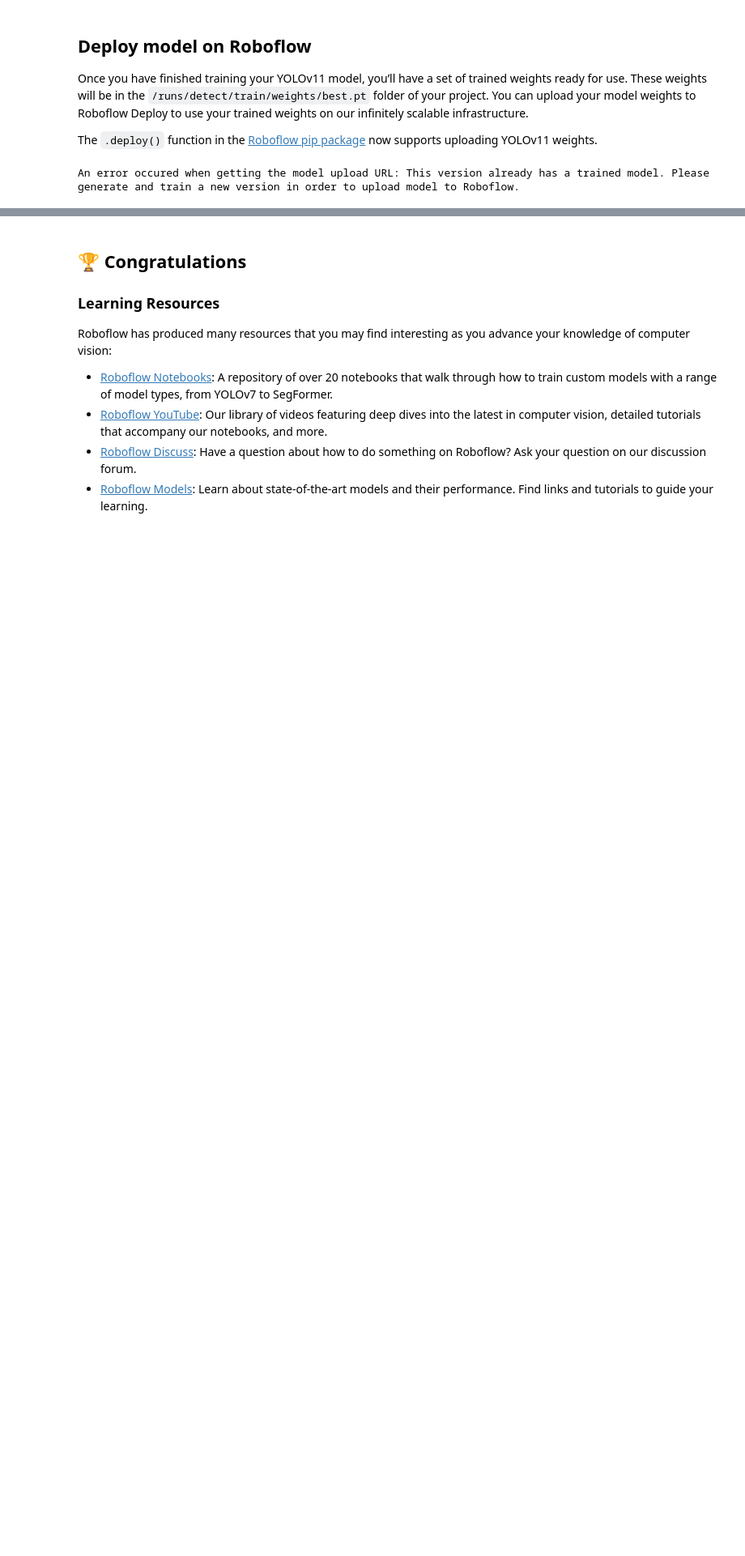
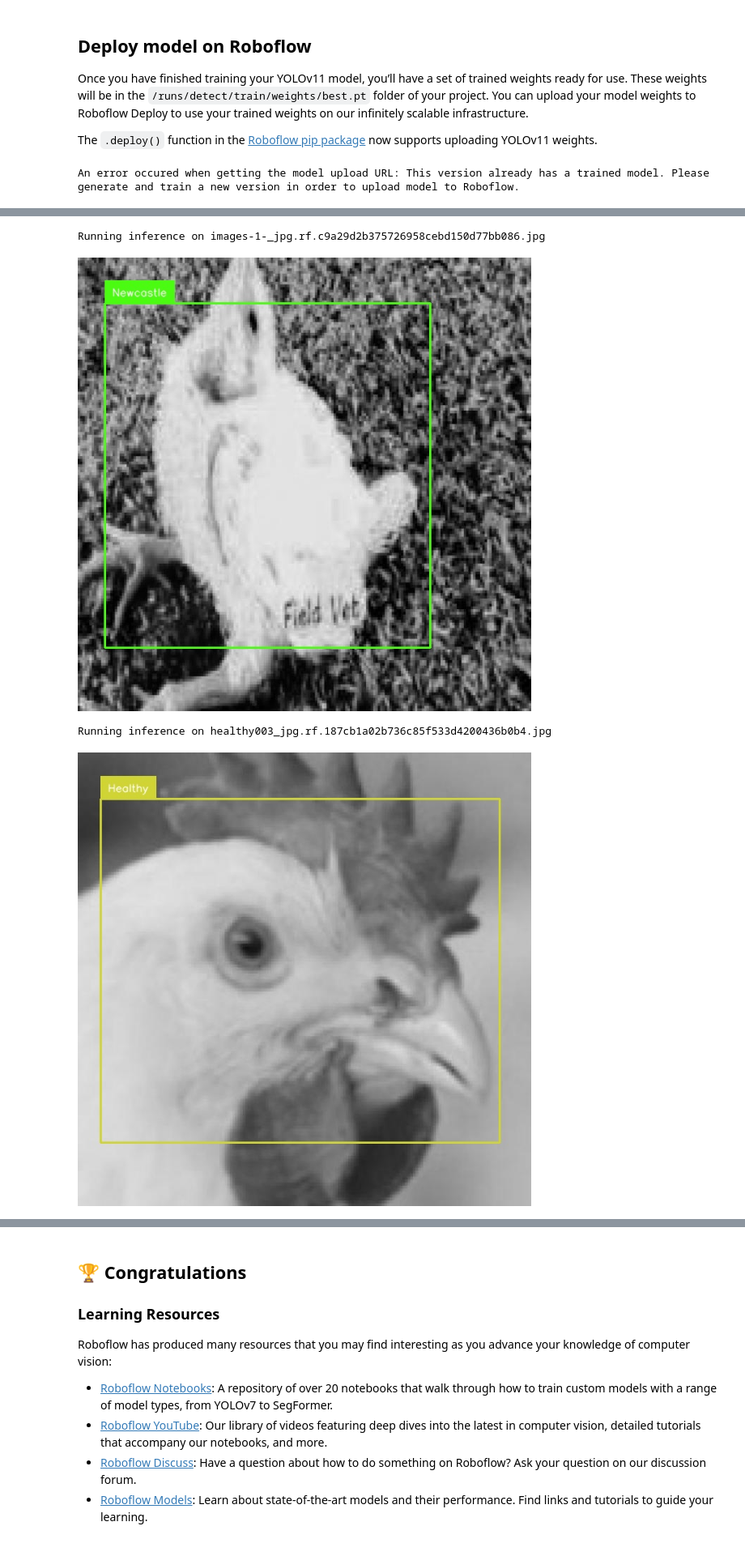
Before and after one commit to Benzen911/To-Do-List, a Jupyter notebook: notebooks/train-yolo11-object-detection-on-custom-dataset.ipynb, the cells around one changed output, grey strips where cells are left out. Shown at 81% size. Saved outputs shown, nothing was run; the diff lists cells and outputs as text; code cells hidden in the pictures; blank space fills up the shorter version.

```diff
--- a/notebooks/train-yolo11-object-detection-on-custom-dataset.ipynb
+++ b/notebooks/train-yolo11-object-detection-on-custom-dataset.ipynb
@@ -318,0 +307,47 @@ Mounted at /content/drive
+# %%
+import os, random, cv2
+import supervision as sv
+import IPython
+import inference
+
+# Ensure Roboflow project and dataset are defined if previous cells were not run
+from google.colab import userdata
+from roboflow import Roboflow
+
+ROBOFLOW_API_KEY = userdata.get('ROBOFLOW_API_KEY')
+rf = Roboflow(api_key=ROBOFLOW_API_KEY)
+
+workspace = rf.workspace("grahambois")
+project = workspace.project("smartflock-javth-yu9xy")
+version = project.version(7)
+dataset = version.download("yolov11")
+
+model_id = project.id.split("/")[1] + "/" + dataset.version
+model = inference.get_model(model_id, userdata.get('ROBOFLOW_API_KEY'))
+
+# Location of test set images
+test_set_loc = dataset.location + "/test/images/"
+test_images = os.listdir(test_set_loc)
+
+# Run inference on 4 random test images, or fewer if fewer images are available
+for img_name in random.sample(test_images, min(4, len(test_images))):
+    print("Running inference on " + img_name)
+
+    # Load image
+    image = cv2.imread(os.path.join(test_set_loc, img_name))
+
+    # Perform inference
+    results = model.infer(image, confidence=0.4, overlap=30)[0]
+    detections = sv.Detections.from_inference(results)
+
+    # Annotate boxes and labels
+    box_annotator = sv.BoxAnnotator()
+    label_annotator = sv.LabelAnnotator()
+    annotated_image = box_annotator.annotate(scene=image, detections=detections)
+    annotated_image = label_annotator.annotate(scene=annotated_image, detections=detections)
+
+    # Display annotated image
+    _, ret = cv2.imencode('.jpg', annotated_image)
+    i = IPython.display.Image(data=ret)
+    IPython.display.display(i)
+# %% [output]
@@ -318,0 +364,4 @@ Mounted at /content/drive
+Running inference on images-1-_jpg.rf.c9a29d2b375726958cebd150d77bb086.jpg
+[figure, added]
+Running inference on healthy003_jpg.rf.187cb1a02b736c85f533d4200436b0b4.jpg
+[figure, added]
```
Also changed, not shown: parts of 18 cells of this notebook.
